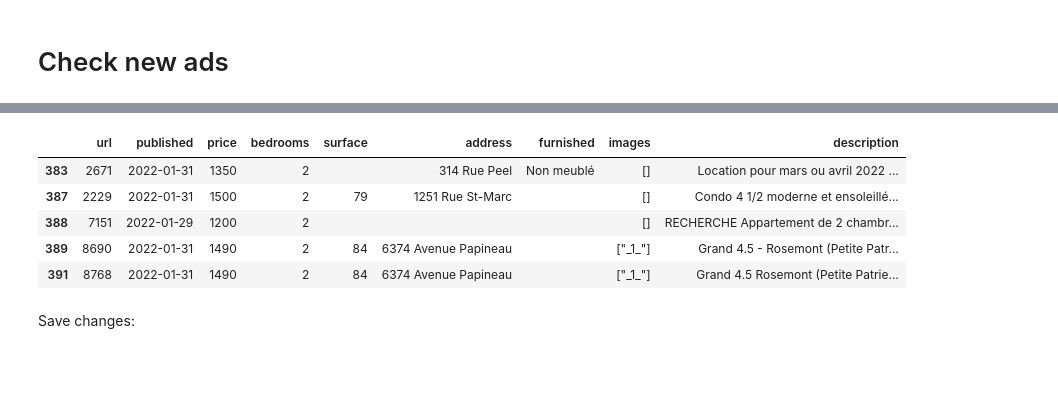
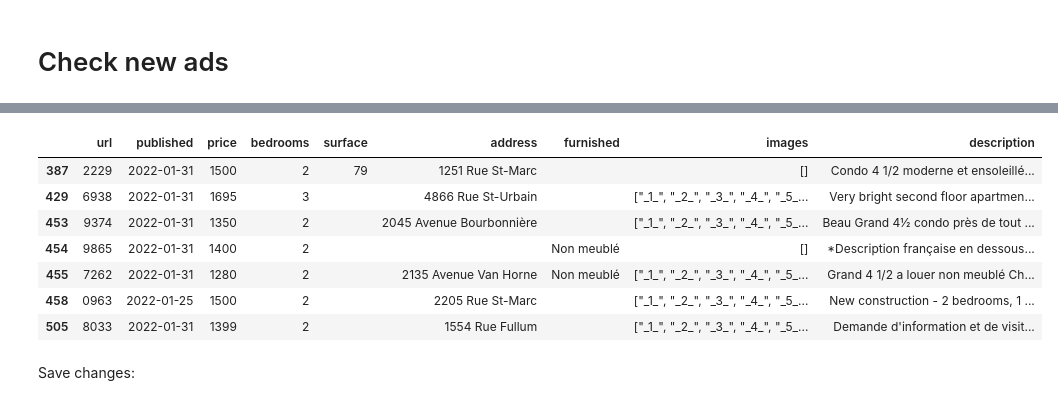
Before and after one commit to aduverger/flatfindr, a Jupyter notebook: notebooks/dashboard.ipynb, the cells around one changed output, grey strips where cells are left out. Cells and saved outputs as stored; diff of their text form; code cells hidden in the pictures; blank space fills up the shorter version.

```diff
--- a/notebooks/dashboard.ipynb
+++ b/notebooks/dashboard.ipynb
@@ -23,31 +20,33 @@ f"Number of new ads: {df[df.state == 'new'].shape[0]}"
 # %%
 with open(db_path, 'r') as db_file:
     df = pd.read_json(db_file, orient='split')
 
 interested = []
-not_interested = [389]
+not_interested = []
 
 for idx in interested:
     df.loc[idx, 'state'] = 'I'
 for idx in not_interested:
     df.loc[idx, 'state'] = 'NI'
 
 with open(db_path, 'w') as db_file:
     df.to_json(path_or_buf=db_file, orient='split', index=False)
 
-df_show = df[df.state == 'new'].drop(columns=['state']).head()
+df_show = df[df.state == 'new'].drop(columns=['state'])
 df_show.style.format({
     'url': make_url_clickable,
     'images': make_img_clickable,
     'address': make_address_clickable
     })
 # %% [output]
 |  | url | published | price | bedrooms | surface | address | furnished | images | description |
-| 383 | 2671 | 2022-01-31 | 1350 | 2 |  | 314 Rue Peel | Non meublé | [] | Location pour mars ou avril 2022 ... |
 | 387 | 2229 | 2022-01-31 | 1500 | 2 | 79 | 1251 Rue St-Marc |  | [] | Condo 4 1/2 moderne et ensoleillé... |
-| 388 | 7151 | 2022-01-29 | 1200 | 2 |  |  |  | [] | RECHERCHE Appartement de 2 chambr... |
-| 389 | 8690 | 2022-01-31 | 1490 | 2 | 84 | 6374 Avenue Papineau |  | ["_1_"] | Grand 4.5 - Rosemont (Petite Patr... |
-| 391 | 8768 | 2022-01-31 | 1490 | 2 | 84 | 6374 Avenue Papineau |  | ["_1_"] | Grand 4.5 Rosemont (Petite Patrie... |
+| 429 | 6938 | 2022-01-31 | 1695 | 3 |  | 4866 Rue St-Urbain |  | ["_1_", "_2_", "_3_", "_4_", "_5_... | Very bright second floor apartmen... |
+| 453 | 9374 | 2022-01-31 | 1350 | 2 |  | 2045 Avenue Bourbonnière |  | ["_1_", "_2_", "_3_", "_4_", "_5_... | Beau Grand 4½ condo près de tout ... |
+| 454 | 9865 | 2022-01-31 | 1400 | 2 |  |  | Non meublé | [] | *Description française en dessous... |
+| 455 | 7262 | 2022-01-31 | 1280 | 2 |  | 2135 Avenue Van Horne | Non meublé | ["_1_", "_2_", "_3_", "_4_", "_5_... | Grand 4 1/2 a louer non meublé Ch... |
+| 458 | 0963 | 2022-01-25 | 1500 | 2 |  | 2205 Rue St-Marc |  | ["_1_", "_2_", "_3_", "_4_", "_5_... | New construction - 2 bedrooms, 1 ... |
+| 505 | 8033 | 2022-01-31 | 1399 | 2 |  | 1554 Rue Fullum |  | ["_1_", "_2_", "_3_", "_4_", "_5_... | Demande d'information et de visit... |
 # %% [markdown]
 Save changes:
 # %%
```
Also changed, not shown: parts of 2 cells of this notebook.
